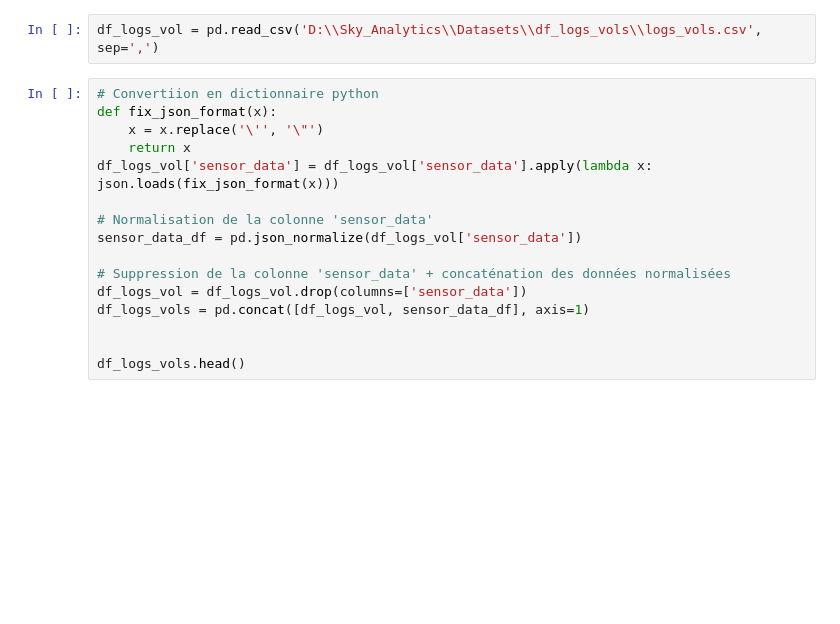
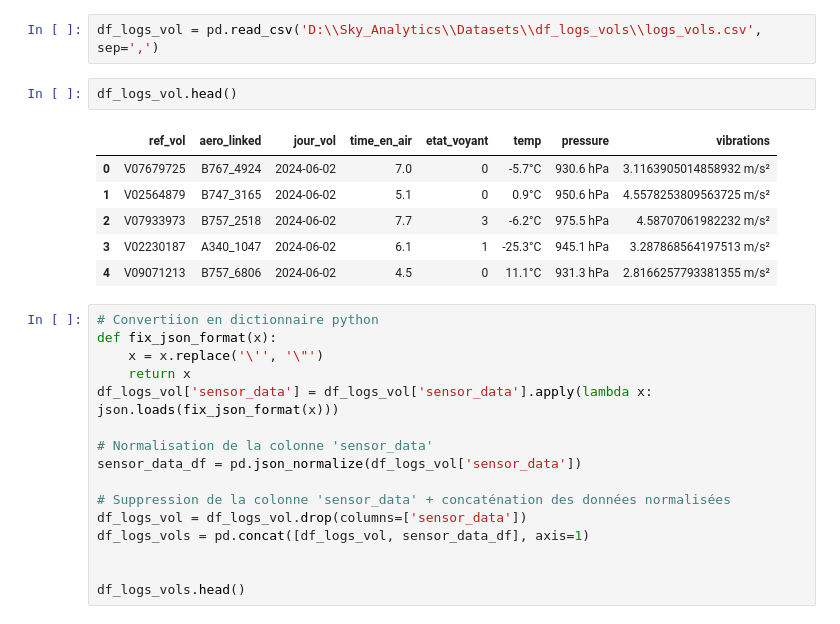
Before and after one commit to Patrick-NII/Sky_Analytics, a Jupyter notebook: Preprocessing/df_logs-vols.ipynb, the cells around one changed output. Drawn from its saved outputs; the diff is of its cells as text; blank space fills up the shorter version.

```diff
--- a/Preprocessing/df_logs-vols.ipynb
+++ b/Preprocessing/df_logs-vols.ipynb
@@ -10,6 +10,15 @@ import seaborn as sns
 from dev_tools import autoclean_dataset
 # %%
 df_logs_vol = pd.read_csv('D:\\Sky_Analytics\\Datasets\\df_logs_vols\\logs_vols.csv', sep=',')
+# %%
+df_logs_vol.head()
+# %% [output]
+|  | ref_vol | aero_linked | jour_vol | time_en_air | etat_voyant | temp | pressure | vibrations |
+| 0 | V07679725 | B767_4924 | 2024-06-02 | 7.0 | 0 | -5.7°C | 930.6 hPa | 3.1163905014858932 m/s² |
+| 1 | V02564879 | B747_3165 | 2024-06-02 | 5.1 | 0 | 0.9°C | 950.6 hPa | 4.5578253809563725 m/s² |
+| 2 | V07933973 | B757_2518 | 2024-06-02 | 7.7 | 3 | -6.2°C | 975.5 hPa | 4.58707061982232 m/s² |
+| 3 | V02230187 | A340_1047 | 2024-06-02 | 6.1 | 1 | -25.3°C | 945.1 hPa | 3.287868564197513 m/s² |
+| 4 | V09071213 | B757_6806 | 2024-06-02 | 4.5 | 0 | 11.1°C | 931.3 hPa | 2.8166257793381355 m/s² |
 # %%
 # Convertiion en dictionnaire python
 def fix_json_format(x):
```
Also changed, not shown: parts of 2 cells of this notebook, 6 other files.
